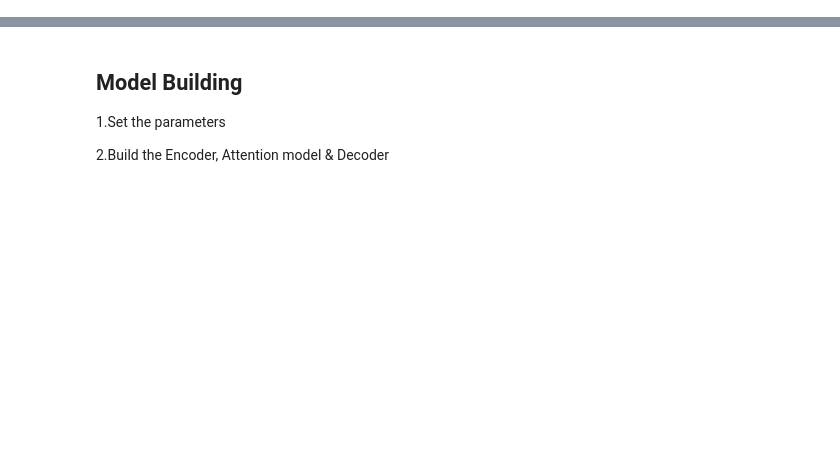
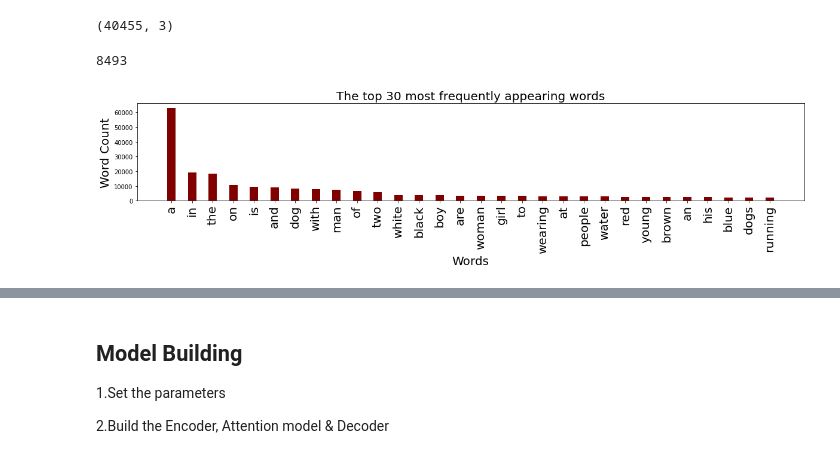
Before and after one commit to venkataravuri/upgrad-eye-for-blind-image-caption-cnn-rnn-attention-model, a Jupyter notebook: image-caption-cnn-rnn-attention-model.ipynb, the cells around one changed output, grey strips where cells are left out. Drawn from its saved outputs; the diff is of its cells as text; code cells hidden in the pictures; blank space fills up the shorter version.

```diff
--- a/image-caption-cnn-rnn-attention-model.ipynb
+++ b/image-caption-cnn-rnn-attention-model.ipynb
@@ -414,0 +196,48 @@ print(sample_cap_batch.shape) #(batch_size,max_len)
+# %%
+## sorting the dataframe based on image id
+df.sort_values(by="ID",inplace=True)
+# %%
+## checking the shape of the fianl dataframe
+df.shape
+# %% [output]
+(40455, 3)
+# %%
+#Create the vocabulary & the counter for the captions
+filter_chars = '!"#$%&()*+,-./:;<=>?@[\\]^_`{|}~\t\n'
+vocabulary={}
+
+for lines in df.Captions:
+  ## using keras api to convert lines to words
+  for word in text_to_word_sequence(lines,filters=filter_chars,lower=True, split=' '):
+      ## adding the word to the dict and the count
+      if word not in vocabulary:
+        vocabulary[word] = 1
+      else:
+        vocabulary[word] = vocabulary[word] + 1
+
+val_count=len(vocabulary)
+val_count
+# %% [output]
+8493
+# %%
+## creating a dataframe for the words and count
+df_word = pd.DataFrame.from_dict(vocabulary, orient='index')
+df_word = df_word.sort_values(by=[0],ascending=False).reset_index()
+df_word =df_word.rename(columns={'index':'word', 0:'count'})
+# %%
+## function to Visualise words and count
+def show_top_words(index,words,count):
+    plt.figure(figsize=(20,3))
+    plt.bar(words,count,color='maroon', width =0.4)
+    plt.xlabel("Words",  fontsize=20)
+    plt.ylabel("Word Count",rotation=90,fontsize=20)
+    plt.xticks(index,words,rotation=90,fontsize=20)
+    plt.title("The top "+ str(len(index)) + " most frequently appearing words",fontsize=20)
+    plt.show()
+# %%
+#Visualise the top 30 occuring words in the captions
+words = list(df_word[0:30].word)
+count =list(df_word['count'][0:30])
+show_top_words(list(range(0,30)),words,count)
+# %% [output]
+[figure, added]
```
Also changed, not shown: parts of 154 cells of this notebook.
